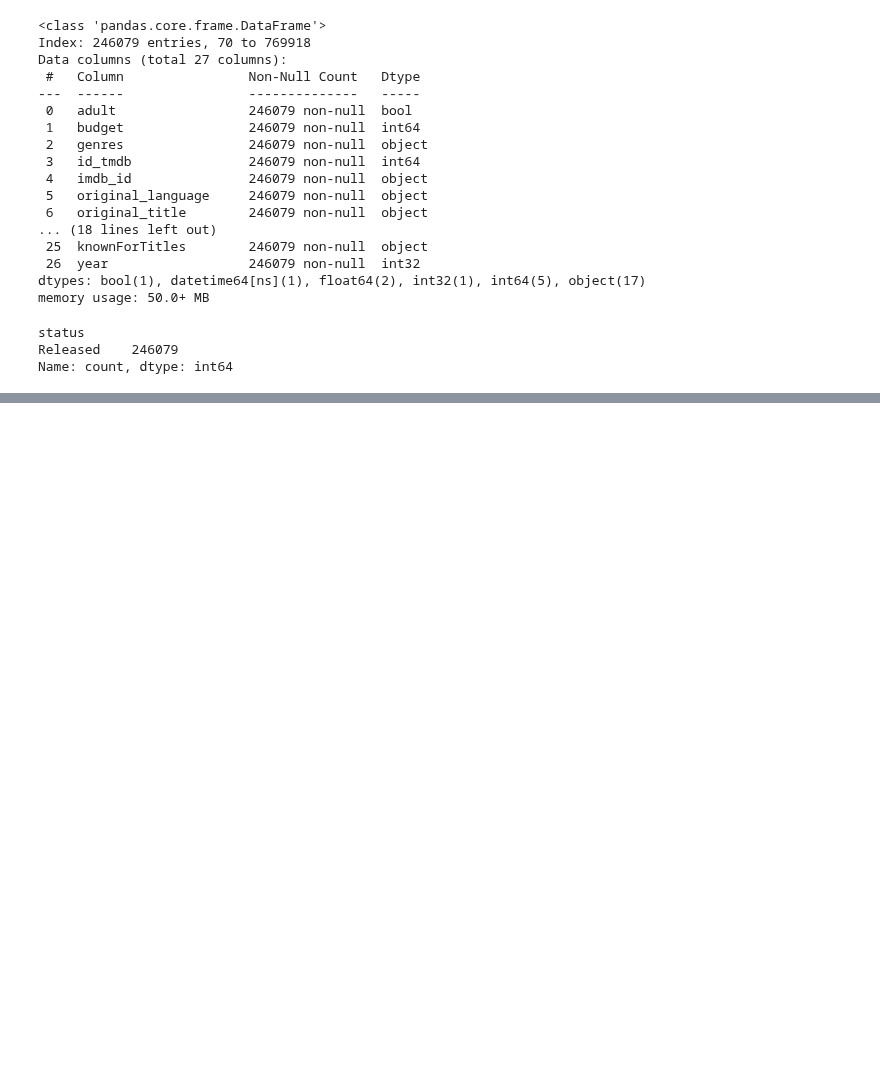
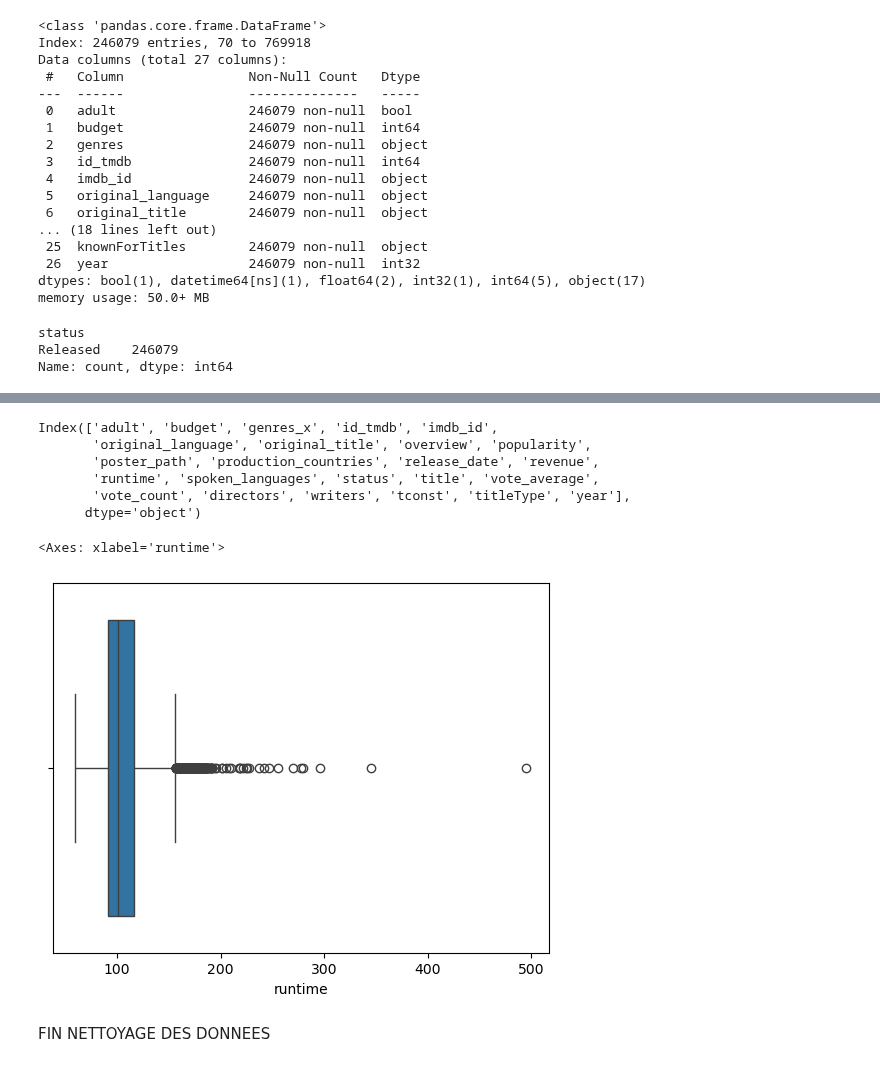
Before and after one commit to Cynthia-OK/CreuseLlywood, a Jupyter notebook: nettoyage_data.ipynb, the cells around one changed output, grey strips where cells are left out. Drawn from its saved outputs; the diff is of its cells as text; code cells hidden in the pictures; blank space fills up the shorter version.

Commit message:
fin nettoyage

```diff
--- a/nettoyage_data.ipynb
+++ b/nettoyage_data.ipynb
@@ -228,0 +271,5 @@ memory usage: 15.9+ MB
+# %%
+from datetime import datetime
+verif_v2['release_date'] = pd.to_datetime(verif_v2['release_date'])
+# %%
+verif_v2['year'] = verif_v2['release_date'].dt.year
@@ -228,0 +299,21 @@ memory usage: 15.9+ MB
+# %%
+verif_v2.columns
+# %% [output]
+Index(['adult', 'budget', 'genres_x', 'id_tmdb', 'imdb_id',
+       'original_language', 'original_title', 'overview', 'popularity',
+       'poster_path', 'production_countries', 'release_date', 'revenue',
+       'runtime', 'spoken_languages', 'status', 'title', 'vote_average',
+       'vote_count', 'directors', 'writers', 'tconst', 'titleType', 'year'],
+      dtype='object')
+# %%
+verif_v2 = verif_v2.drop(['originalTitle','runtimeMinutes','primaryTitle'], axis = 1)
+# %%
+verif_v2 = verif_v2.drop('titleType',axis=1)
+# %%
+import seaborn as sns
+sns.boxplot(verif_v2,x='runtime')
+# %% [output]
+<Axes: xlabel='runtime'>
+[figure, added]
+# %% [markdown]
+FIN NETTOYAGE DES DONNEES
```
Also changed, not shown: parts of 14 cells of this notebook.
